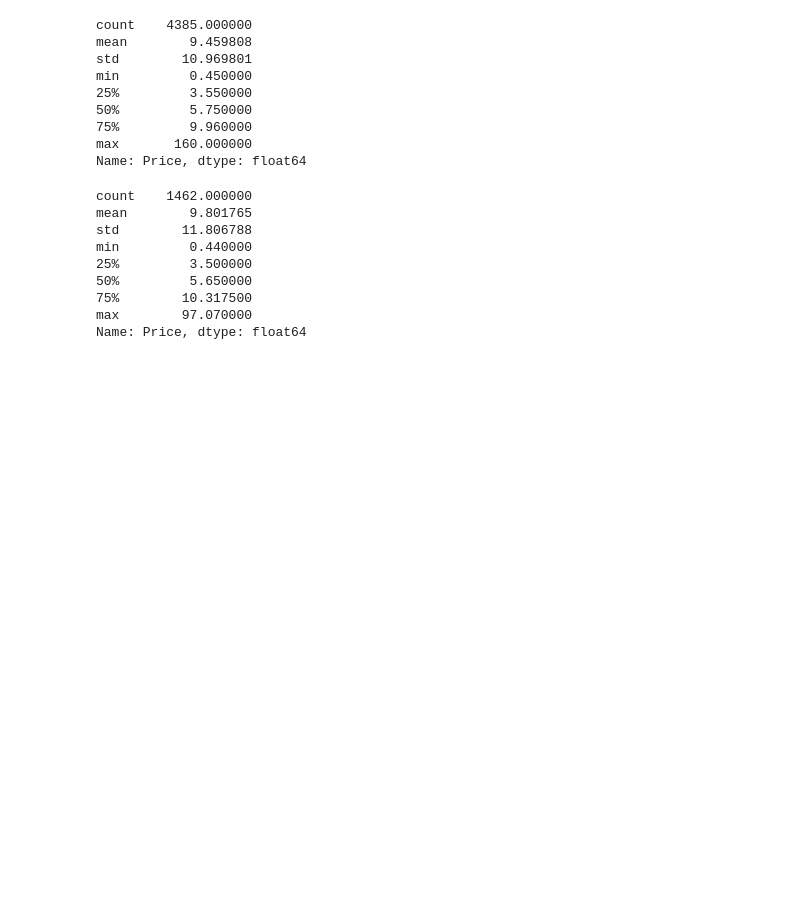
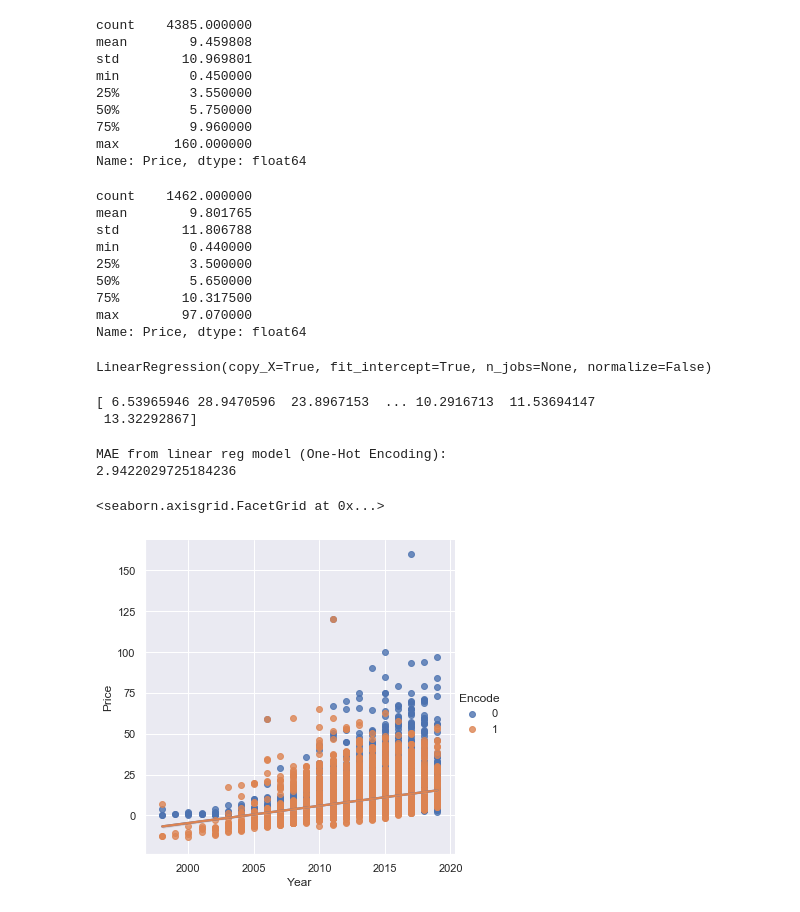
Before and after one commit to KyLarson-Research/Cars4U, a Jupyter notebook: Cars4U.ipynb, the cells around one changed output. Drawn from its saved outputs; the diff is of its cells as text; code cells hidden in the pictures; blank space fills up the shorter version.

Commit message:
added plot of year

```diff
--- a/Cars4U.ipynb
+++ b/Cars4U.ipynb
@@ -568,3 +568,31 @@ min         0.440000
 75%        10.317500
 max        97.070000
 Name: Price, dtype: float64
+# %%
+# Created Simple Linear Model
+from sklearn import linear_model
+lin_reg_model = linear_model.LinearRegression()
+frames_X = [imputed_OH_X_train, imputed_OH_X_valid]
+frames_y = [y_train, y_val]
+result_X = pd.concat(frames_X)
+result_y = pd.concat(frames_y)
+#Fit the model
+lin_reg_model.fit(result_X, result_y)
+# %% [output]
+LinearRegression(copy_X=True, fit_intercept=True, n_jobs=None, normalize=False)
+# %%
+#Validate the Simple Linear Prediction Model
+predicted_prices_lin = lin_reg_model.predict(result_X)
+# %%
+#Checking that we have predictions
+print(predicted_prices_lin)
+# %% [output]
+[ 6.53965946 28.9470596  23.8967153  ... 10.2916713  11.53694147
+ 13.32292867]
+# %%
+print("MAE from linear reg model (One-Hot Encoding):")
+MAE_lin_reg = mean_absolute_error(result_y, predicted_prices_lin)
+print(MAE_lin_reg)
+# %% [output]
+MAE from linear reg model (One-Hot Encoding):
+2.9422029725184236
@@ -570,0 +602,20 @@ Name: Price, dtype: float64
+# %%
+# simple linear model Year vs Price with the actual data values
+
+#stack the actual on the predictions
+result_y_list = list(result_y[:])
+result_y_list.extend(predicted_prices_lin)
+
+#create one column to distinguish putting it in the hue
+double_x_result_list = list(result_X["Year"])
+double_x_result_list.extend(double_x_result_list)
+encode = [0]*int(11694/2)
+encode.extend([1]*int(11694/2))
+year_pred_actual = pd.DataFrame({"Year":double_x_result_list, "Price":result_y_list, "Encode":encode})
+
+#plot
+#1 encoding represents the predicted prices from the linear model
+sns.lmplot(x="Year", y="Price", hue="Encode", data=year_pred_actual)
+# %% [output]
+<seaborn.axisgrid.FacetGrid at 0x...>
+[figure, added]
```
Also changed, not shown: parts of 2 cells of this notebook.
